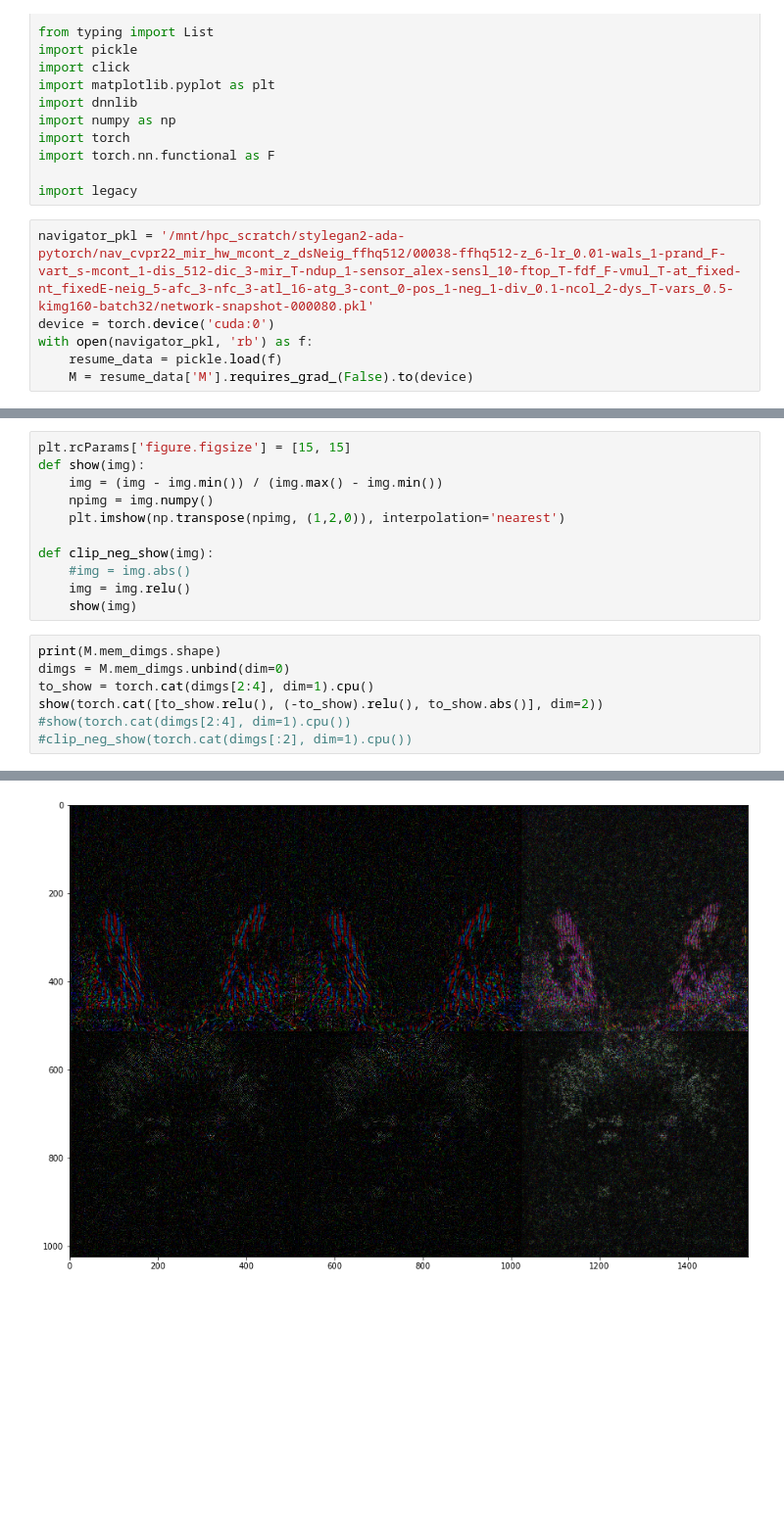
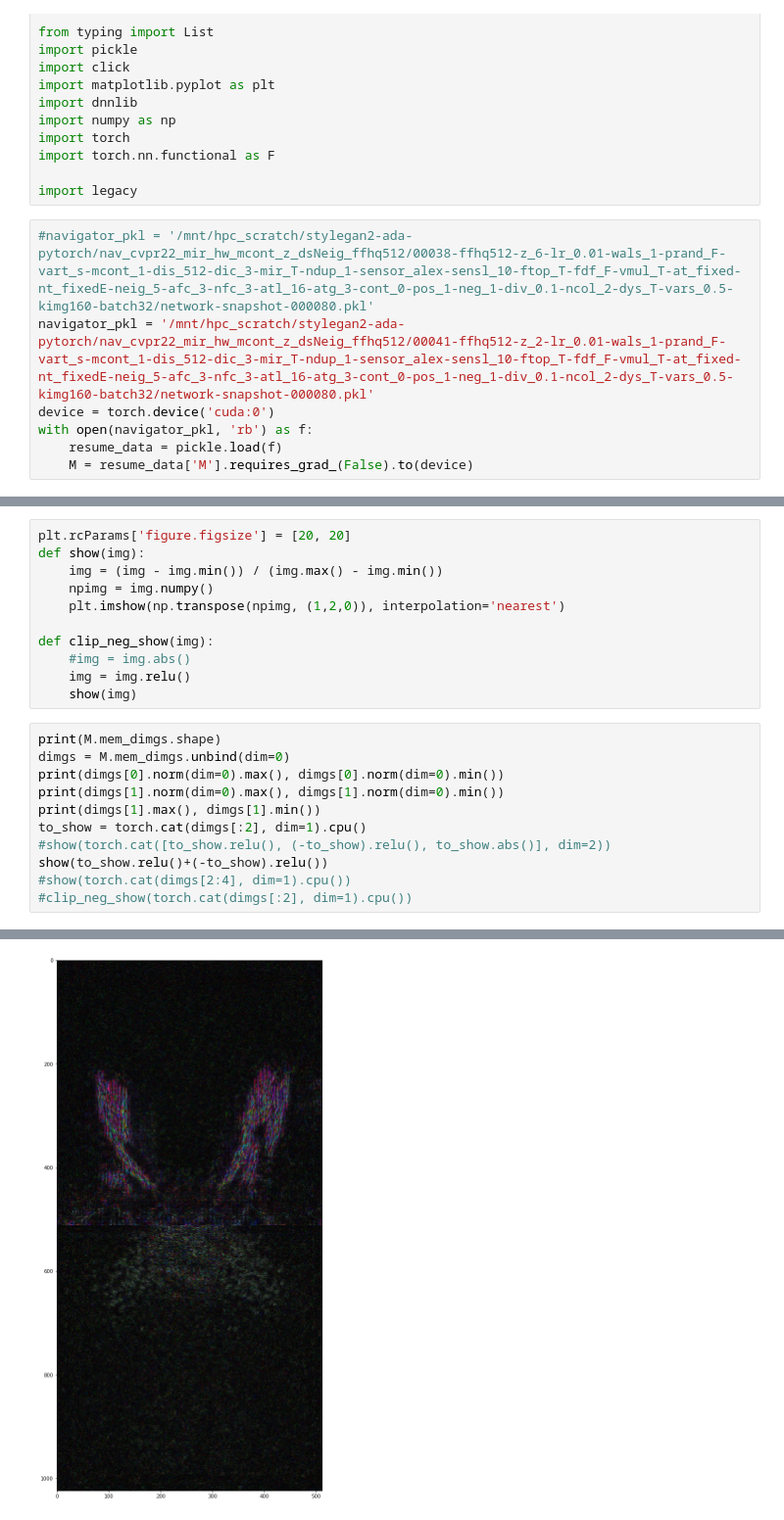
Before and after one commit to zhuxinqimac/stylegan2-ada-pytorch, a Jupyter notebook: show_var_pattern.ipynb, the cells around one changed output, grey strips where cells are left out. Shown at 98% size. Cells and saved outputs as stored; diff of their text form; blank space fills up the shorter version.

```diff
--- a/show_var_pattern.ipynb
+++ b/show_var_pattern.ipynb
@@ -30,7 +30,8 @@ import torch.nn.functional as F
 
 import legacy
 # %%
-navigator_pkl = '/mnt/hpc_scratch/stylegan2-ada-pytorch/nav_cvpr22_mir_hw_mcont_z_dsNeig_ffhq512/00038-ffhq512-z_6-lr_0.01-wals_1-prand_F-vart_s-mcont_1-dis_512-dic_3-mir_T-ndup_1-sensor_alex-sensl_10-ftop_T-fdf_F-vmul_T-at_fixed-nt_fixedE-neig_5-afc_3-nfc_3-atl_16-atg_3-cont_0-pos_1-neg_1-div_0.1-ncol_2-dys_T-vars_0.5-kimg160-batch32/network-snapshot-000080.pkl'
+#navigator_pkl = '/mnt/hpc_scratch/stylegan2-ada-pytorch/nav_cvpr22_mir_hw_mcont_z_dsNeig_ffhq512/00038-ffhq512-z_6-lr_0.01-wals_1-prand_F-vart_s-mcont_1-dis_512-dic_3-mir_T-ndup_1-sensor_alex-sensl_10-ftop_T-fdf_F-vmul_T-at_fixed-nt_fixedE-neig_5-afc_3-nfc_3-atl_16-atg_3-cont_0-pos_1-neg_1-div_0.1-ncol_2-dys_T-vars_0.5-kimg160-batch32/network-snapshot-000080.pkl'
+navigator_pkl = '/mnt/hpc_scratch/stylegan2-ada-pytorch/nav_cvpr22_mir_hw_mcont_z_dsNeig_ffhq512/00041-ffhq512-z_2-lr_0.01-wals_1-prand_F-vart_s-mcont_1-dis_512-dic_3-mir_T-ndup_1-sensor_alex-sensl_10-ftop_T-fdf_F-vmul_T-at_fixed-nt_fixedE-neig_5-afc_3-nfc_3-atl_16-atg_3-cont_0-pos_1-neg_1-div_0.1-ncol_2-dys_T-vars_0.5-kimg160-batch32/network-snapshot-000080.pkl'
 device = torch.device('cuda:0')
 with open(navigator_pkl, 'rb') as f:
     resume_data = pickle.load(f)
@@ -38,5 +51,5 @@ with open(navigator_pkl, 'rb') as f:
 # %%
-plt.rcParams['figure.figsize'] = [15, 15]
+plt.rcParams['figure.figsize'] = [20, 20]
 def show(img):
     img = (img - img.min()) / (img.max() - img.min())
     npimg = img.numpy()
@@ -49,8 +62,12 @@ def clip_neg_show(img):
 # %%
 print(M.mem_dimgs.shape)
 dimgs = M.mem_dimgs.unbind(dim=0)
-to_show = torch.cat(dimgs[2:4], dim=1).cpu()
-show(torch.cat([to_show.relu(), (-to_show).relu(), to_show.abs()], dim=2))
+print(dimgs[0].norm(dim=0).max(), dimgs[0].norm(dim=0).min())
+print(dimgs[1].norm(dim=0).max(), dimgs[1].norm(dim=0).min())
+print(dimgs[1].max(), dimgs[1].min())
+to_show = torch.cat(dimgs[:2], dim=1).cpu()
+#show(torch.cat([to_show.relu(), (-to_show).relu(), to_show.abs()], dim=2))
+show(to_show.relu()+(-to_show).relu())
 #show(torch.cat(dimgs[2:4], dim=1).cpu())
 #clip_neg_show(torch.cat(dimgs[:2], dim=1).cpu())
 # %% [output]
@@ -58 +78 @@ torch.Size([6, 3, 512, 512])
-[figure, old version]
+[figure, new version]
```
Also changed, not shown: parts of 2 cells of this notebook, 2 other files.
